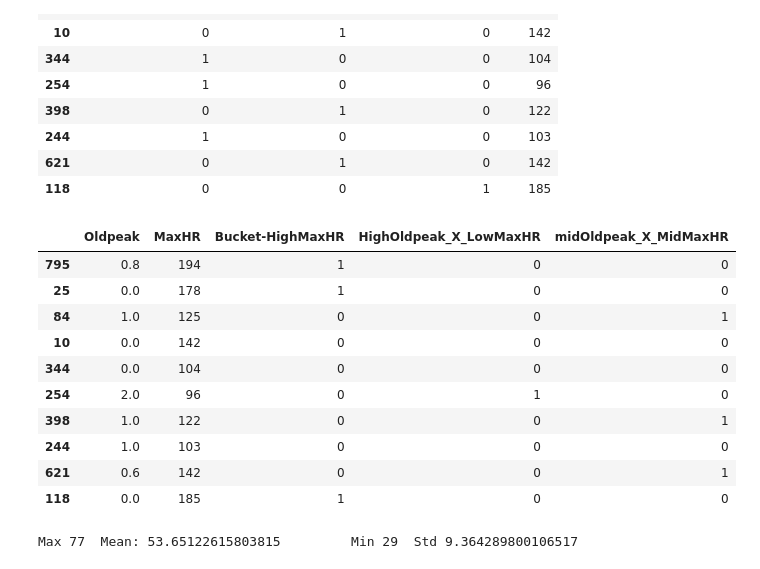
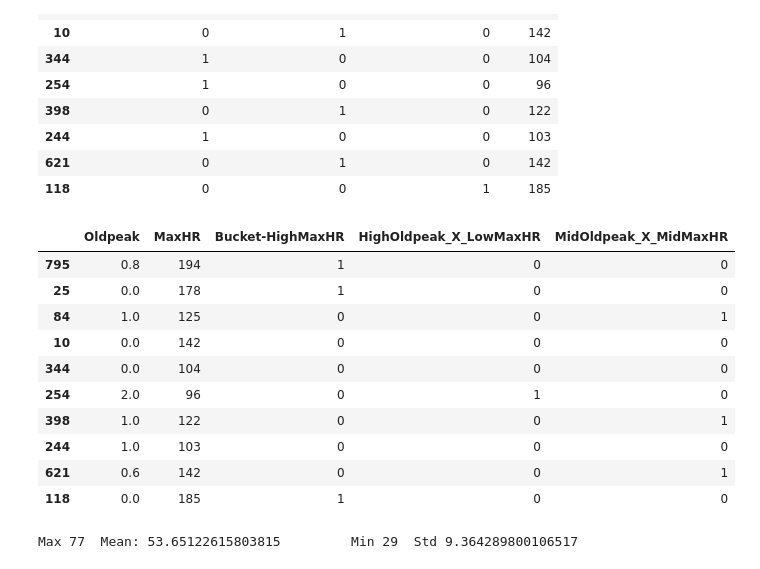
Before and after one commit to Azwadd/CS_59866, a Jupyter notebook: Homeworks/Homework 3/HW03.ipynb, the cells around one changed output. Drawn from its saved outputs; the diff is of its cells as text; code cells hidden in the pictures.

```diff
--- a/Homeworks/Homework 3/HW03.ipynb
+++ b/Homeworks/Homework 3/HW03.ipynb
@@ -333,18 +333,18 @@ Max 202         Mean: 136.17847411444143        Min 60  Std 25.329253934908074
 # %%
 # Feature Engineering --> 4th custom feature
 # A feature cross of a bucketized version of OldPeak and MaxHR for example HighOldpeak_X_LowMaxHR
 def cross_feature(features, feature_one, feature_two, new_feature):
     custom_feature = []
     for f in features:
         f[new_feature] = ((f[feature_one] == 1) & (f[feature_two] == 1)).astype(int)
     return new_feature
 
 custom_features.append(cross_feature((X_train, X_test), "Bucket-HighOldpeak", "Bucket-LowMaxHR", "HighOldpeak_X_LowMaxHR"))
-custom_features.append(cross_feature((X_train, X_test), "Bucket-MidOldpeak", "Bucket-MidMaxHR", "midOldpeak_X_MidMaxHR"))
-custom_features.append(cross_feature((X_train, X_test), "Bucket-LowOldpeak", "Bucket-HighMaxHR", "lowOldpeak_X_HighMaxHR"))
+custom_features.append(cross_feature((X_train, X_test), "Bucket-MidOldpeak", "Bucket-MidMaxHR", "MidOldpeak_X_MidMaxHR"))
+custom_features.append(cross_feature((X_train, X_test), "Bucket-LowOldpeak", "Bucket-HighMaxHR", "LowOldpeak_X_HighMaxHR"))
 X_train[["Oldpeak", "MaxHR"] + custom_features[len(custom_features)-4:len(custom_features)-1]].head(10)
 # %% [output]
-|  | Oldpeak | MaxHR | Bucket-HighMaxHR | HighOldpeak_X_LowMaxHR | midOldpeak_X_MidMaxHR |
+|  | Oldpeak | MaxHR | Bucket-HighMaxHR | HighOldpeak_X_LowMaxHR | MidOldpeak_X_MidMaxHR |
 | 795 | 0.8 | 194 | 1 | 0 | 0 |
 | 25 | 0.0 | 178 | 1 | 0 | 0 |
 | 84 | 1.0 | 125 | 0 | 0 | 1 |
```
Also changed, not shown: parts of 30 cells of this notebook, 1 other file.
